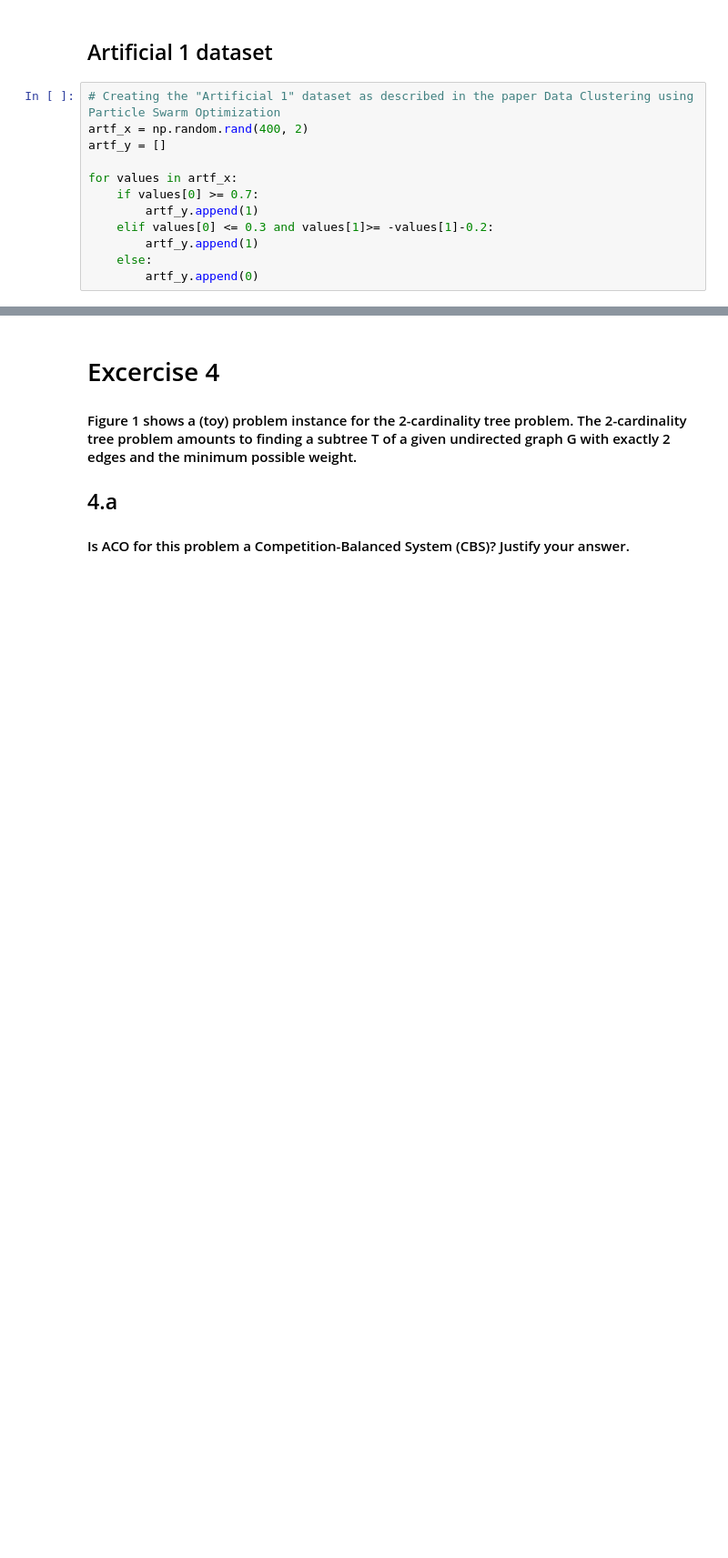
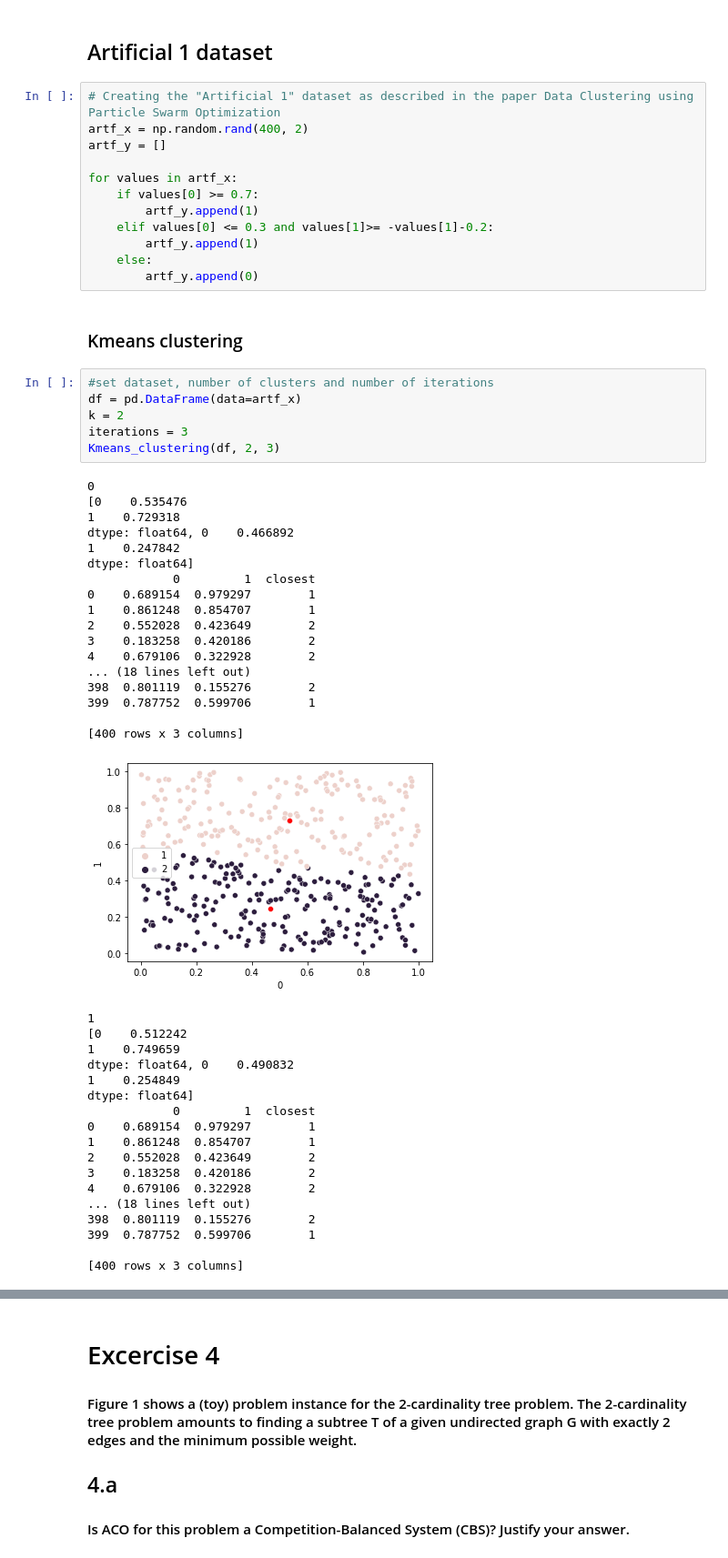
Before and after one commit to kaspardaemen/Natural-Computing, a Jupyter notebook: Assignment 2 SI/Oefening 3 + 4a.ipynb, the cells around one changed output, grey strips where cells are left out. Shown at 91% size. Saved outputs shown, nothing was run; the diff lists cells and outputs as text; blank space fills up the shorter version.

```diff
--- a/Assignment 2 SI/Oefening 3 + 4a.ipynb
+++ b/Assignment 2 SI/Oefening 3 + 4a.ipynb
@@ -415,3 +270,47 @@ for values in artf_x:
         artf_y.append(1)
     else:
         artf_y.append(0)
+# %% [markdown]
+### Kmeans clustering
+# %%
+#set dataset, number of clusters and number of iterations
+df = pd.DataFrame(data=artf_x)
+k = 2
+iterations = 3
+Kmeans_clustering(df, 2, 3)
+# %% [output]
+0
+[0    0.535476
+1    0.729318
+dtype: float64, 0    0.466892
+1    0.247842
+dtype: float64]
+            0         1  closest
+0    0.689154  0.979297        1
+1    0.861248  0.854707        1
+2    0.552028  0.423649        2
+3    0.183258  0.420186        2
+4    0.679106  0.322928        2
+... (18 lines left out)
+398  0.801119  0.155276        2
+399  0.787752  0.599706        1
+
+[400 rows x 3 columns]
+[figure, added]
+1
+[0    0.512242
+1    0.749659
+dtype: float64, 0    0.490832
+1    0.254849
+dtype: float64]
+            0         1  closest
+0    0.689154  0.979297        1
+1    0.861248  0.854707        1
+2    0.552028  0.423649        2
+3    0.183258  0.420186        2
+4    0.679106  0.322928        2
+... (18 lines left out)
+398  0.801119  0.155276        2
+399  0.787752  0.599706        1
+
+[400 rows x 3 columns]
```
Also changed, not shown: parts of 15 cells of this notebook.
